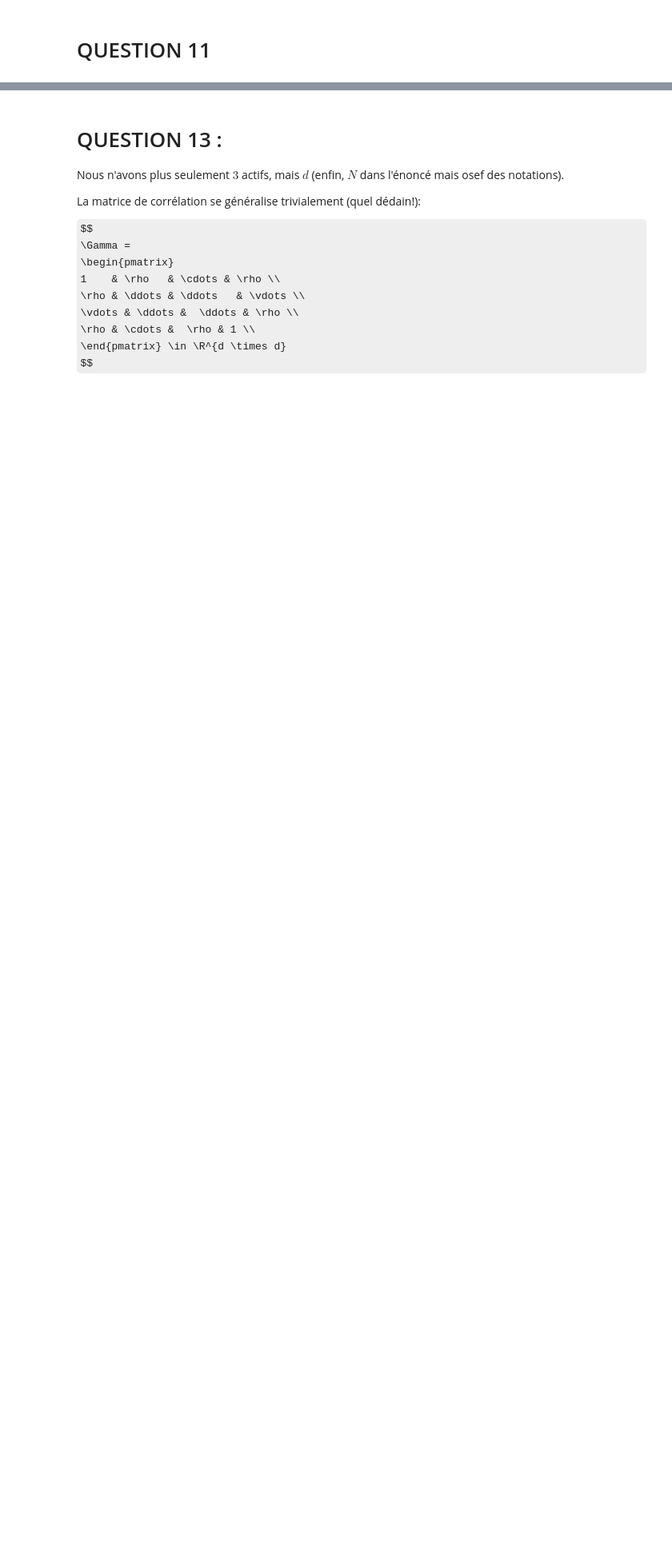
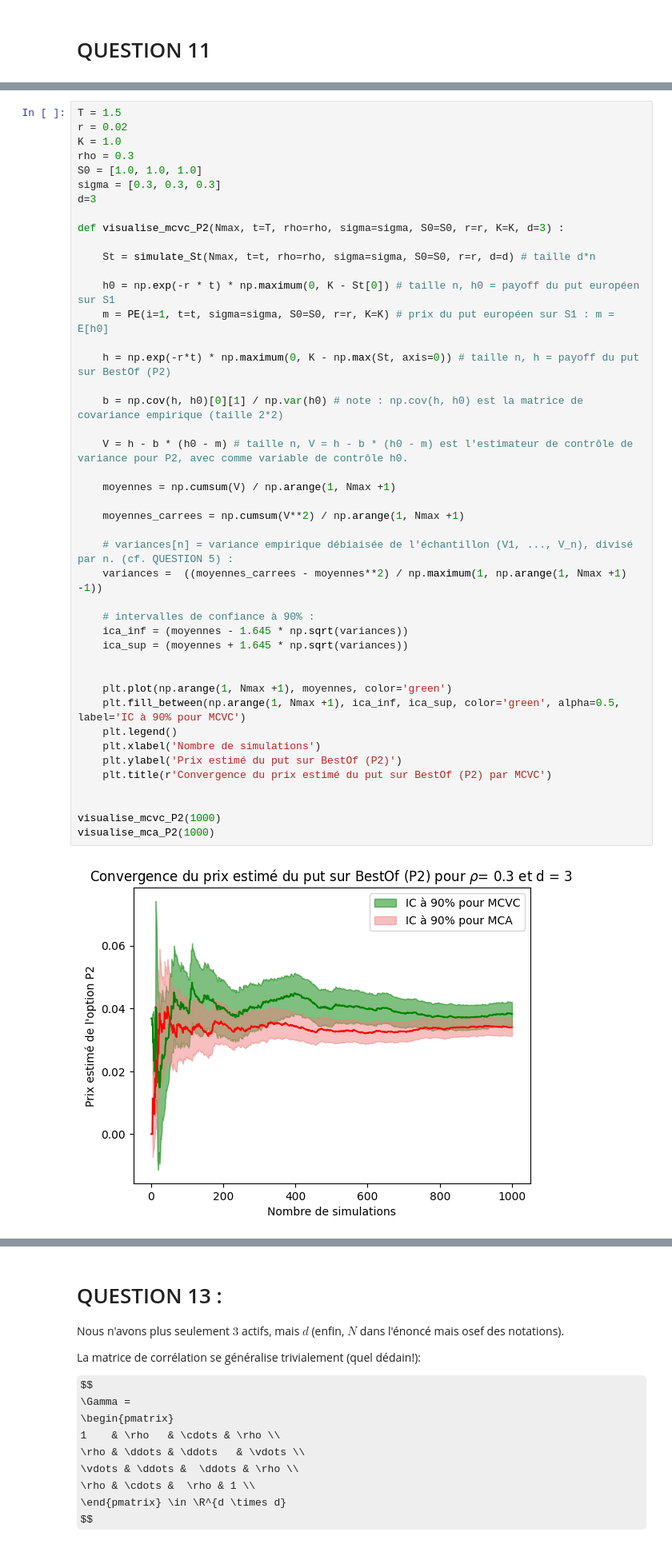
Before and after one commit to quentin-beaurez/Best-of-Options, a Jupyter notebook: Hugo_BestOf.ipynb, the cells around one changed output, grey strips where cells are left out. Shown at 80% size. Saved outputs shown, nothing was run; the diff lists cells and outputs as text; some formulas as TeX source; blank space fills up the shorter version.

```diff
--- a/Hugo_BestOf.ipynb
+++ b/Hugo_BestOf.ipynb
@@ -550,0 +607,46 @@ Et, pour un $S^1(0)$ immense, ce sera lui qui sera le max... européen et Best-O
+# %%
+T = 1.5
+r = 0.02
+K = 1.0
+rho = 0.3
+S0 = [1.0, 1.0, 1.0]
+sigma = [0.3, 0.3, 0.3]
+d=3
+
+def visualise_mcvc_P2(Nmax, t=T, rho=rho, sigma=sigma, S0=S0, r=r, K=K, d=3) :
+
+    St = simulate_St(Nmax, t=t, rho=rho, sigma=sigma, S0=S0, r=r, d=d) # taille d*n
+
+    h0 = np.exp(-r * t) * np.maximum(0, K - St[0]) # taille n, h0 = payoff du put européen sur S1
+    m = PE(i=1, t=t, sigma=sigma, S0=S0, r=r, K=K) # prix du put européen sur S1 : m = E[h0]
+
+    h = np.exp(-r*t) * np.maximum(0, K - np.max(St, axis=0)) # taille n, h = payoff du put sur BestOf (P2)
+
+    b = np.cov(h, h0)[0][1] / np.var(h0) # note : np.cov(h, h0) est la matrice de covariance empirique (taille 2*2)
+
+    V = h - b * (h0 - m) # taille n, V = h - b * (h0 - m) est l'estimateur de contrôle de variance pour P2, avec comme variable de contrôle h0.
+
+    moyennes = np.cumsum(V) / np.arange(1, Nmax +1)
+
+    moyennes_carrees = np.cumsum(V**2) / np.arange(1, Nmax +1)
+
+    # variances[n] = variance empirique débiaisée de l'échantillon (V1, ..., V_n), divisé par n. (cf. QUESTION 5) :
+    variances =  ((moyennes_carrees - moyennes**2) / np.maximum(1, np.arange(1, Nmax +1) -1))
+
+    # intervalles de confiance à 90% :
+    ica_inf = (moyennes - 1.645 * np.sqrt(variances))
+    ica_sup = (moyennes + 1.645 * np.sqrt(variances))
+
+
+    plt.plot(np.arange(1, Nmax +1), moyennes, color='green')
+    plt.fill_between(np.arange(1, Nmax +1), ica_inf, ica_sup, color='green', alpha=0.5, label='IC à 90% pour MCVC')
+    plt.legend()
+    plt.xlabel('Nombre de simulations')
+    plt.ylabel('Prix estimé du put sur BestOf (P2)')
+    plt.title(r'Convergence du prix estimé du put sur BestOf (P2) par MCVC')
+
+
+visualise_mcvc_P2(1000)
+visualise_mca_P2(1000)
+# %% [output]
+[figure, added]
```
Also changed, not shown: parts of 20 cells of this notebook.
